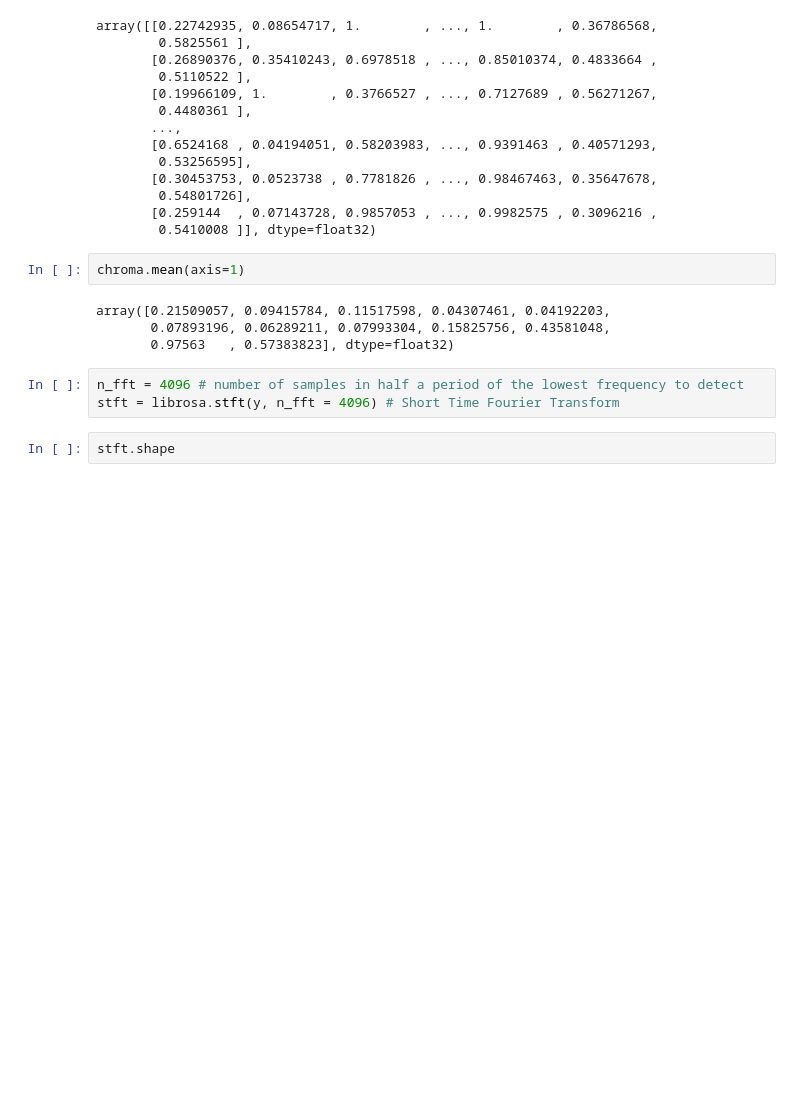
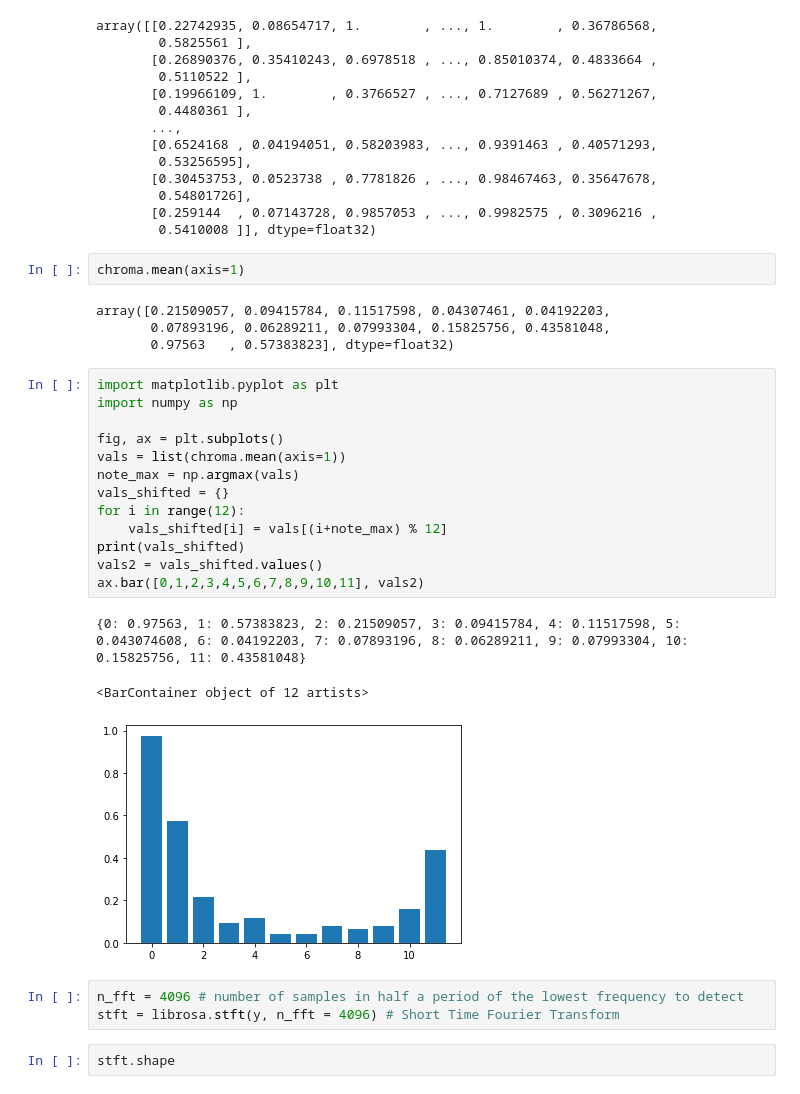
Before and after one commit to jmsmdy/sound-parse, a Jupyter notebook: Fourier Analysis.ipynb, the cells around one changed output. Cells and saved outputs as stored; diff of their text form; blank space fills up the shorter version.

```diff
--- a/Fourier Analysis.ipynb
+++ b/Fourier Analysis.ipynb
@@ -402,6 +312,23 @@ chroma.mean(axis=1)
 array([0.21509057, 0.09415784, 0.11517598, 0.04307461, 0.04192203,
        0.07893196, 0.06289211, 0.07993304, 0.15825756, 0.43581048,
        0.97563   , 0.57383823], dtype=float32)
+# %%
+import matplotlib.pyplot as plt
+import numpy as np
+
+fig, ax = plt.subplots()
+vals = list(chroma.mean(axis=1))
+note_max = np.argmax(vals)
+vals_shifted = {}
+for i in range(12):
+    vals_shifted[i] = vals[(i+note_max) % 12]
+print(vals_shifted)
+vals2 = vals_shifted.values()
+ax.bar([0,1,2,3,4,5,6,7,8,9,10,11], vals2)
+# %% [output]
+{0: 0.97563, 1: 0.57383823, 2: 0.21509057, 3: 0.09415784, 4: 0.11517598, 5: 0.043074608, 6: 0.04192203, 7: 0.07893196, 8: 0.06289211, 9: 0.07993304, 10: 0.15825756, 11: 0.43581048}
+<BarContainer object of 12 artists>
+[figure, added]
 # %%
 n_fft = 4096 # number of samples in half a period of the lowest frequency to detect
 stft = librosa.stft(y, n_fft = 4096) # Short Time Fourier Transform
```
Also changed, not shown: parts of 11 cells of this notebook, 2 other files.
